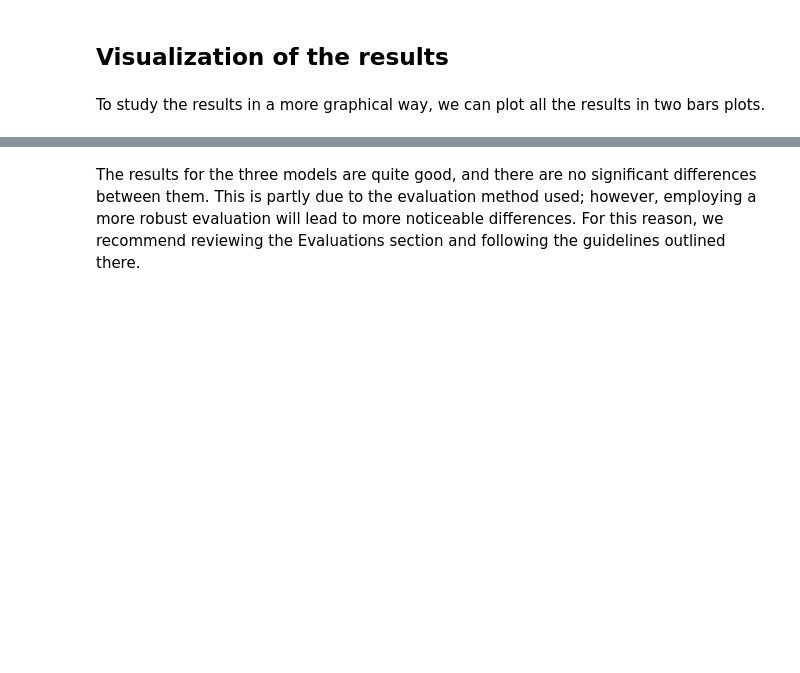
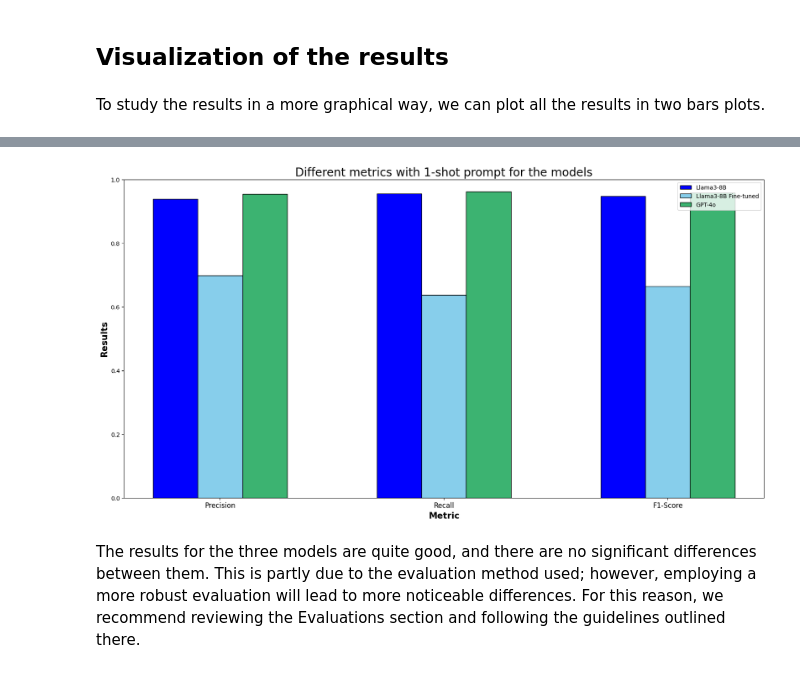
Before and after one commit to lamalab-org/matextract-book, a Jupyter notebook: finetune/choosing_paradigm.ipynb, the cells around one changed output, grey strips where cells are left out. Drawn from its saved outputs; the diff is of its cells as text; code cells hidden in the pictures; blank space fills up the shorter version.

```diff
--- a/finetune/choosing_paradigm.ipynb
+++ b/finetune/choosing_paradigm.ipynb
@@ -534,21 +568,18 @@ The temperature defines the degrees of freedom that are allowed to the model. Fo
 # %%
 # Perform the inference for all the samples of the test set using 0 and 1-shot prompts.
 results_sft = {}
-shots = ['0-shot', '1-shot']
+shots = ["0-shot", "1-shot"]
 
 # Start by looping over the shots
-count = 0
 for s in shots:
-    count+=1
-    print(count)
     references = []
     predictions_sft = []
-    prompts = []
     # Loop over all the samples of the dataset
     for t in test_dataset:
-        instruction = t['instruction']
-        output = t['output']
-        if s == '0-shot':
+        instruction = t["instruction"]
+        output = t["output"]
+        references.append(output)
+        if s == "0-shot":
             shot = ''
         else:
             shot = SHOT
@@ -556,17 +587,16 @@ for s in shots:
         system = PREFIX.format(shot=shot)
         user = SUFFIX.format(sample=instruction)
         prompt = system + user
-        references.append(output)
 
         # Do the completion using the pipeline defined above
         with torch.cuda.amp.autocast():
             pred = sft_pipe(prompt)
         # Clean the output
-        predictions_sft.append(pred[0]['generated_text'].replace(prompt, ''))
+        predictions_sft.append(pred[0]["generated_text"].replace(prompt, ""))
 
-    results_sft [s] = {
+    results_sft[s] = {
+        "references": references,
         "predictions": predictions_sft,
-        "references": references,
     }
 # %% [markdown]
 ::: {.column-margin}
@@ -685,8 +727,6 @@ plt.show()
 barWidth = 0.2
 fig = plt.subplots(figsize=(20, 10))
 
-plt_models = ["Llama3-8B", "Llama3-8B Fine-tuned", "GPT-4-turbo"]
-plt_metrics = ["Precision", "Recall", "F1-Score"]
 plt_data = {}
 for index, model in enumerate(plt_models):
     plt_data[model] = metrics_1_shot[index]
@@ -707,33 +747,35 @@ plt.bar(
 )
 plt.bar(
     br2,
     metrics_1_shot[1],
     color="skyblue",
     width=barWidth,
     edgecolor="black",
     label=plt_models[1],
 )
 plt.bar(
     br3,
     metrics_1_shot[2],
     color="mediumseagreen",
     width=barWidth,
     edgecolor="black",
     label=plt_models[2],
 )
 
 # Adding Xticks
 plt.xlabel("Metric", fontweight="bold", fontsize=15)
 plt.ylabel("Results", fontweight="bold", fontsize=15)
 plt.xticks(
     [r + barWidth for r in range(len(metrics_1_shot[0]))], plt_metrics, fontsize=12
 )
 plt.ylim(0, 1)
 plt.title("Different metrics with 1-shot prompt for the models", fontsize=20)
 
 plt.legend()
 plt.savefig("bars1.png")
 plt.show()
+# %% [output]
+[figure, added]
 # %% [markdown]
 The results for the three models are quite good, and there are no significant differences between them. This is partly due to the evaluation method used; however, employing a more robust evaluation will lead to more noticeable differences. For this reason, we recommend reviewing the Evaluations section and following the guidelines outlined there.
 # %% [markdown]
```
Also changed, not shown: parts of 34 cells of this notebook, 3 other files.
